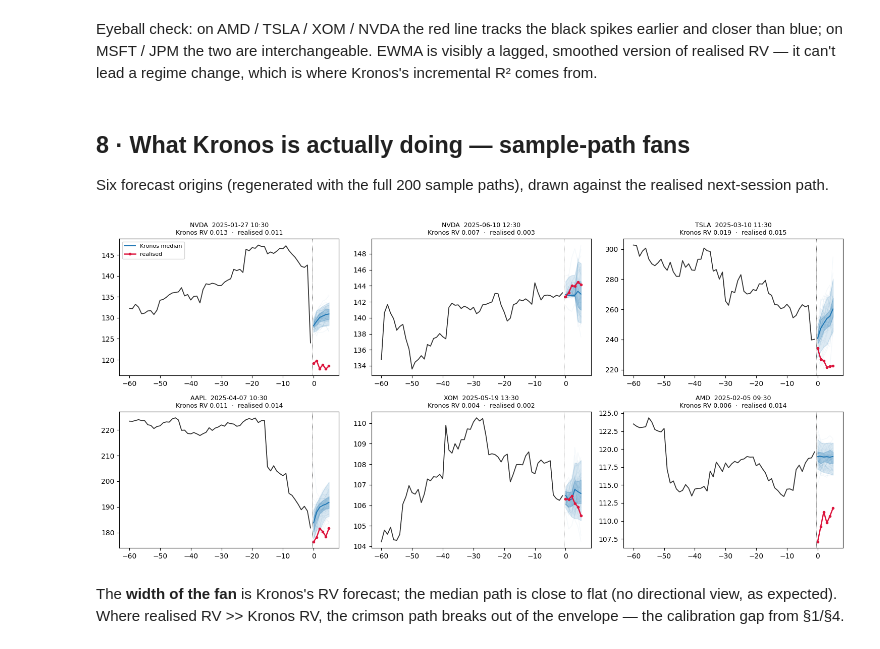
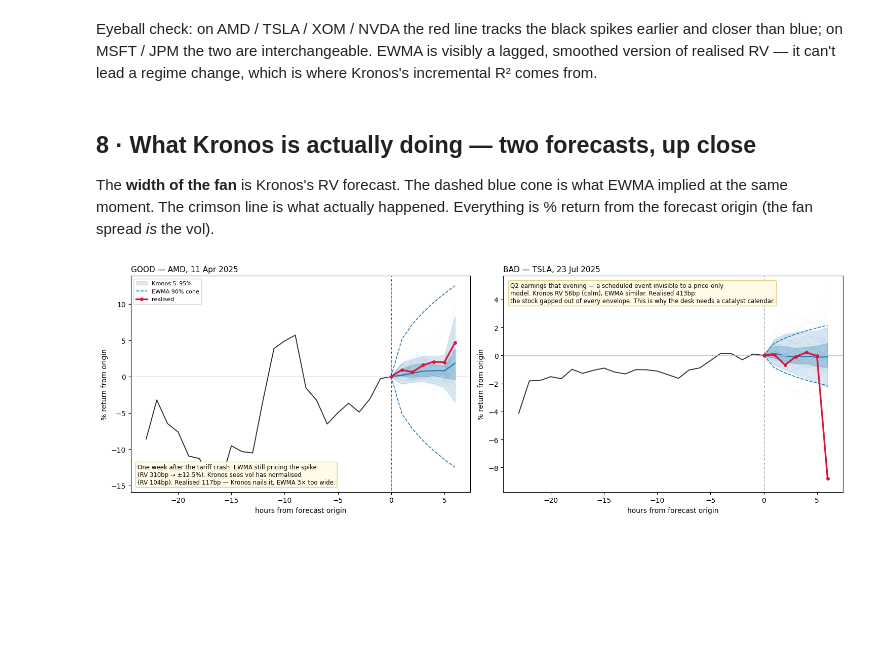
Before and after one commit to imanly97/kronos-evaluation, a Jupyter notebook: notebooks/probe_findings.ipynb, the cells around one changed output. Cells and saved outputs as stored; diff of their text form; code cells hidden in the pictures; blank space fills up the shorter version.

```diff
--- a/notebooks/probe_findings.ipynb
+++ b/notebooks/probe_findings.ipynb
@@ -309,34 +309,55 @@ Eyeball check: on AMD / TSLA / XOM / NVDA the red line tracks the black
 spikes earlier and closer than blue; on MSFT / JPM the two are interchangeable.
 EWMA is visibly a lagged, smoothed version of realised RV — it can't lead a
 regime change, which is where Kronos's incremental R² comes from.
-# %% [markdown]
-## 8 · What Kronos is actually doing — sample-path fans
-
-Six forecast origins (regenerated with the full 200 sample paths), drawn against
-the realised next-session path.
+# %% [markdown]
+## 8 · What Kronos is actually doing — two forecasts, up close
+
+The **width of the fan** is Kronos's RV forecast. The dashed blue cone is what
+EWMA implied at the same moment. The crimson line is what actually happened.
+Everything is % return from the forecast origin (the fan spread *is* the vol).
 # %%
 import pickle
-traj = pickle.load(open("research/probe_hourly_rv/data/trajectories.pkl", "rb"))
-fig, axes = plt.subplots(2, 3, figsize=(15, 7))
-for ax, t in zip(axes.flat, traj):
-    ctx = t["ctx_close"]; yi = t["y_index"]; P = t["paths"]
-    ax.plot(range(-len(ctx), 0), ctx.values, c="#333", lw=1.3)
-    xf = range(0, len(yi))
-    for row in P[:60]:
-        ax.plot(xf, row, c="tab:blue", alpha=.05, lw=.8)
-    q = np.percentile(P, [5, 25, 50, 75, 95], axis=0)
-    ax.fill_between(xf, q[0], q[4], color="tab:blue", alpha=.15)
+traj = {(t["ticker"], pd.Timestamp(t["origin"]).strftime("%Y-%m-%d")): t
+        for t in pickle.load(open("research/probe_hourly_rv/data/trajectories.pkl", "rb"))}
+
+def draw(ax, t, title, note, note_xy=(0.02, 0.03), note_va="bottom"):
+    ctx = t["ctx_close"].iloc[-24:]; last = float(t["ctx_close"].iloc[-1])
+    P = 100*(t["paths"]/last - 1); act0 = np.r_[0.0, 100*(np.asarray(t["actual"])/last - 1)]
+    c0 = 100*(ctx.values/last - 1)
+    xf = np.arange(0, P.shape[1]+1)                       # include the origin (0,0)
+    Pz = np.c_[np.zeros(len(P)), P]
+    ax.plot(np.arange(-len(c0)+1, 1), c0, c="#333", lw=1.4)
+    for row in Pz[:100]:
+        ax.plot(xf, row, c="tab:blue", alpha=.035, lw=.8)
+    q = np.percentile(Pz, [5, 25, 50, 75, 95], axis=0)
+    ax.fill_between(xf, q[0], q[4], color="tab:blue", alpha=.15, label="Kronos 5–95%")
     ax.fill_between(xf, q[1], q[3], color="tab:blue", alpha=.25)
-    ax.plot(xf, q[2], c="tab:blue", lw=1.4, label="Kronos median")
-    ax.plot(xf, t["actual"], c="crimson", lw=1.8, marker="o", ms=3, label="realised")
-    ax.axvline(-0.5, c="k", lw=.6, ls=":")
-    ax.set_title(f"{t['ticker']}  {pd.Timestamp(t['origin']).strftime('%Y-%m-%d %H:%M')}\n"
-                 f"Kronos RV {t['kronos_rv']:.3f}  ·  realised {t['realized_rv']:.3f}", fontsize=9)
-axes.flat[0].legend(fontsize=8)
+    ax.plot(xf, q[2], c="tab:blue", lw=1.5)
+    cone = np.r_[0.0, 100 * 1.645 * t["ewma_rv"] * np.sqrt(np.arange(1, P.shape[1]+1))]
+    ax.plot(xf,  cone, c="tab:blue", ls="--", lw=1.2, label="EWMA 90% cone")
+    ax.plot(xf, -cone, c="tab:blue", ls="--", lw=1.2)
+    ax.plot(xf, act0, c="crimson", lw=2.4, marker="o", ms=4, label="realised", zorder=5)
+    ax.axvline(0, c="k", lw=.7, ls=":"); ax.axhline(0, c="#bbb", lw=.6)
+    ax.set_title(title, fontsize=11, loc="left")
+    ax.set_xlabel("hours from forecast origin"); ax.set_ylabel("% return from origin")
+    ax.text(*note_xy, note, transform=ax.transAxes, fontsize=8.5, va=note_va,
+            bbox=dict(boxstyle="round", fc="#fffbe6", ec="#e0d080"))
+
+fig, ax = plt.subplots(1, 2, figsize=(15, 5.2))
+g = traj[("AMD", "2025-04-11")]
+draw(ax[0], g, "GOOD — AMD, 11 Apr 2025",
+     f"One week after the tariff crash. EWMA still pricing the spike\n"
+     f"(RV {g['ewma_rv']*1e4:.0f}bp → ±{1.645*g['ewma_rv']*np.sqrt(6)*100:.1f}%). "
+     f"Kronos sees vol has normalised\n(RV {g['kronos_rv']*1e4:.0f}bp). "
+     f"Realised {g['realized_rv']*1e4:.0f}bp — Kronos nails it, EWMA 3× too wide.")
+b = traj[("TSLA", "2025-07-23")]
+draw(ax[1], b, "BAD — TSLA, 23 Jul 2025",
+     f"Q2 earnings that evening — a scheduled event invisible to a price-only\n"
+     f"model. Kronos RV {b['kronos_rv']*1e4:.0f}bp (calm), EWMA similar. "
+     f"Realised {b['realized_rv']*1e4:.0f}bp:\nthe stock gapped out of every "
+     f"envelope. This is why the desk needs a catalyst calendar.",
+     note_xy=(0.02, 0.97), note_va="top")
+ax[0].legend(loc="upper left", fontsize=8)
 plt.tight_layout(); plt.show()
 # %% [output]
-[figure, old version]
+[figure, new version]
-# %% [markdown]
-The **width of the fan** is Kronos's RV forecast; the median path is
-close to flat (no directional view, as expected). Where realised RV >> Kronos RV,
-the crimson path breaks out of the envelope — the calibration gap from §1/§4.
```
Also changed, not shown: parts of 16 cells of this notebook, 4 other files.
